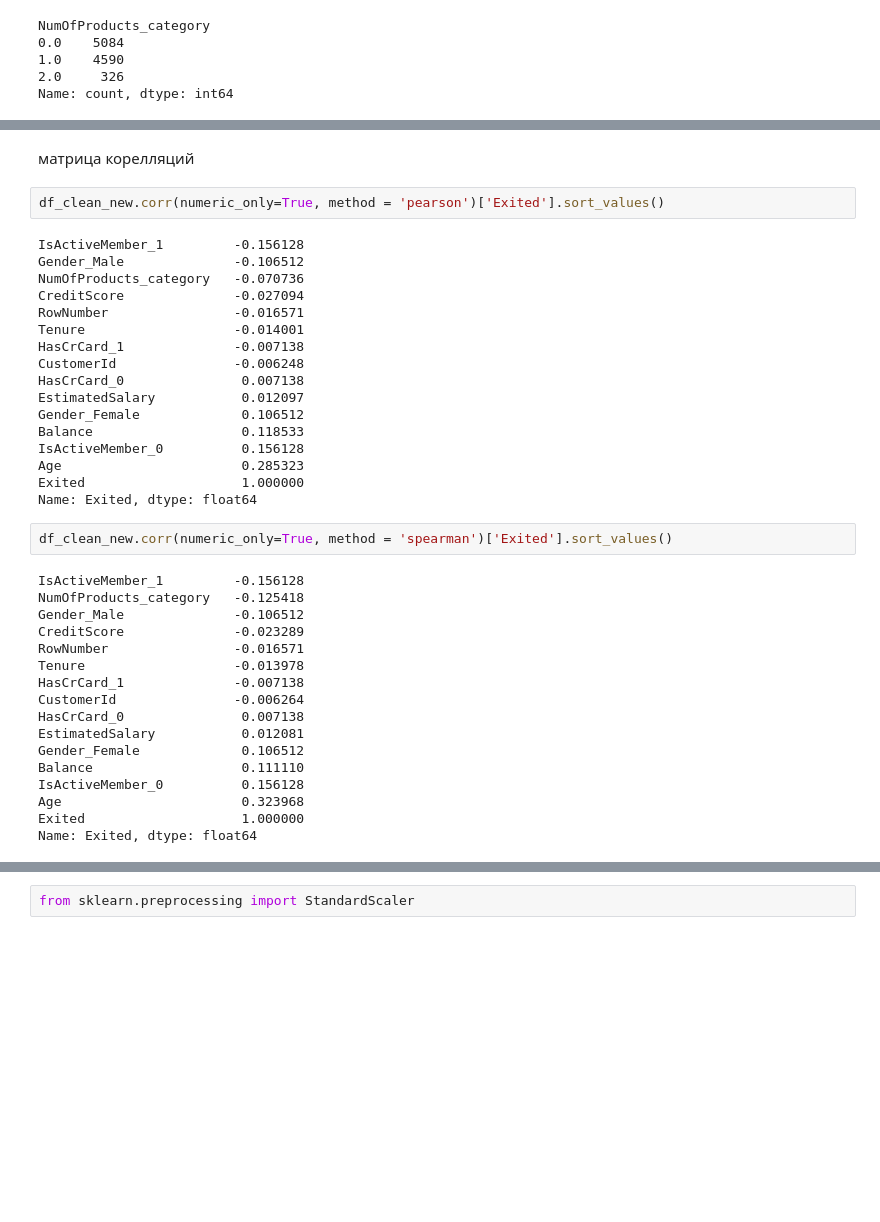
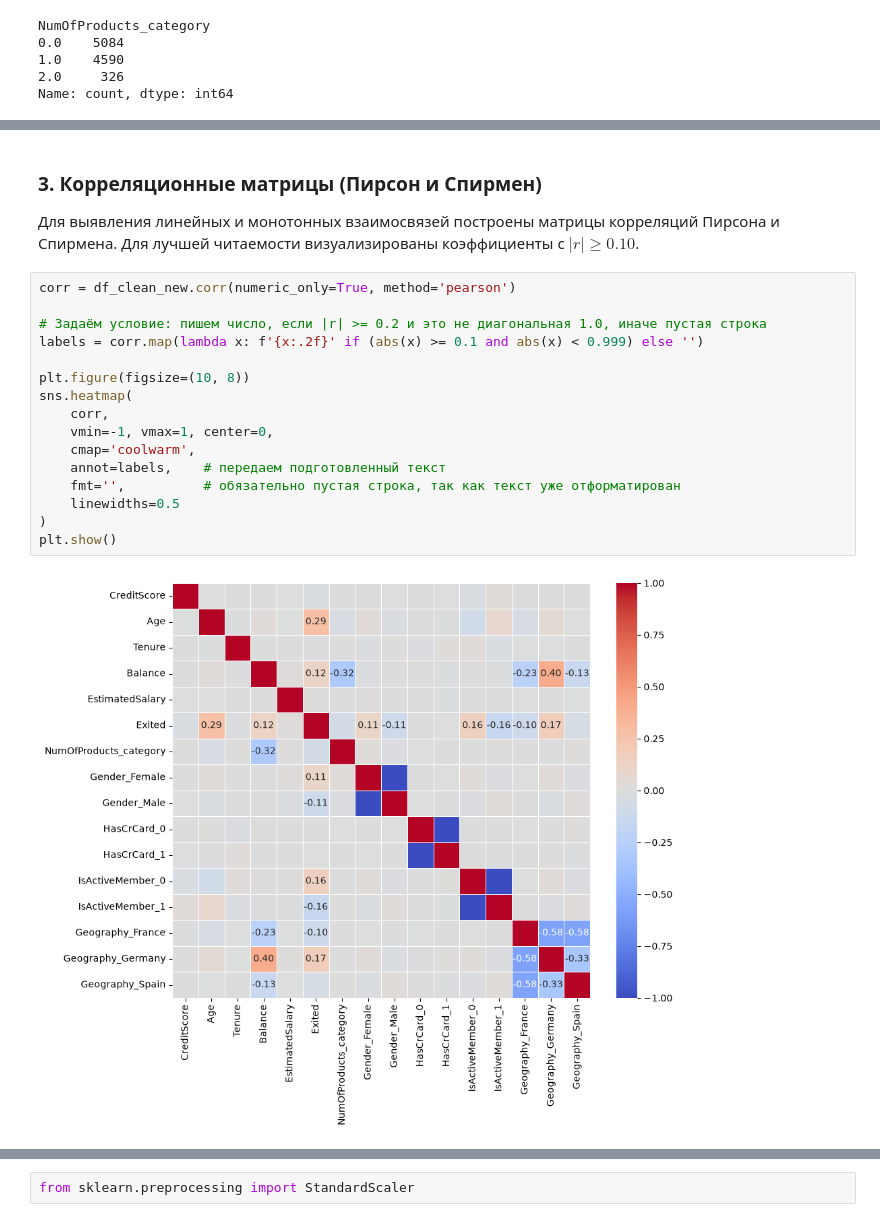
Before and after one commit to ddoszcx/bank-customer-churn, a Jupyter notebook: ПРОЕКТ (1).ipynb, the cells around one changed output, grey strips where cells are left out. Saved outputs shown, nothing was run; the diff lists cells and outputs as text; blank space fills up the shorter version.

```diff
--- a/ПРОЕКТ (1).ipynb
+++ b/ПРОЕКТ (1).ipynb
@@ -923,41 +954,23 @@ Gender_Male        -0.106512
 dtype: float64
-# %% [markdown]
-матрица корелляций
-# %%
-df_clean_new.corr(numeric_only=True, method = 'pearson')['Exited'].sort_values()
-# %% [output]
-IsActiveMember_1         -0.156128
-Gender_Male              -0.106512
-NumOfProducts_category   -0.070736
-CreditScore              -0.027094
-RowNumber                -0.016571
-Tenure                   -0.014001
-HasCrCard_1              -0.007138
-CustomerId               -0.006248
-HasCrCard_0               0.007138
-EstimatedSalary           0.012097
-Gender_Female             0.106512
-Balance                   0.118533
-IsActiveMember_0          0.156128
-Age                       0.285323
-Exited                    1.000000
-Name: Exited, dtype: float64
-# %%
-df_clean_new.corr(numeric_only=True, method = 'spearman')['Exited'].sort_values()
-# %% [output]
-IsActiveMember_1         -0.156128
-NumOfProducts_category   -0.125418
-Gender_Male              -0.106512
-CreditScore              -0.023289
-RowNumber                -0.016571
-Tenure                   -0.013978
-HasCrCard_1              -0.007138
-CustomerId               -0.006264
-HasCrCard_0               0.007138
-EstimatedSalary           0.012081
-Gender_Female             0.106512
-Balance                   0.111110
-IsActiveMember_0          0.156128
-Age                       0.323968
-Exited                    1.000000
-Name: Exited, dtype: float64
+# %% [markdown]
+### 3. Корреляционные матрицы (Пирсон и Спирмен)
+
+Для выявления линейных и монотонных взаимосвязей построены матрицы корреляций Пирсона и Спирмена. Для лучшей читаемости визуализированы коэффициенты с $|r| \ge 0.10$.
+# %%
+corr = df_clean_new.corr(numeric_only=True, method='pearson')
+
+# Задаём условие: пишем число, если |r| >= 0.2 и это не диагональная 1.0, иначе пустая строка
+labels = corr.map(lambda x: f'{x:.2f}' if (abs(x) >= 0.1 and abs(x) < 0.999) else '')
+
+plt.figure(figsize=(10, 8))
+sns.heatmap(
+    corr,
+    vmin=-1, vmax=1, center=0,
+    cmap='coolwarm',
+    annot=labels,    # передаем подготовленный текст
+    fmt='',          # обязательно пустая строка, так как текст уже отформатирован
+    linewidths=0.5
+)
+plt.show()
+# %% [output]
+[figure, added]
```
Also changed, not shown: parts of 32 cells of this notebook.
